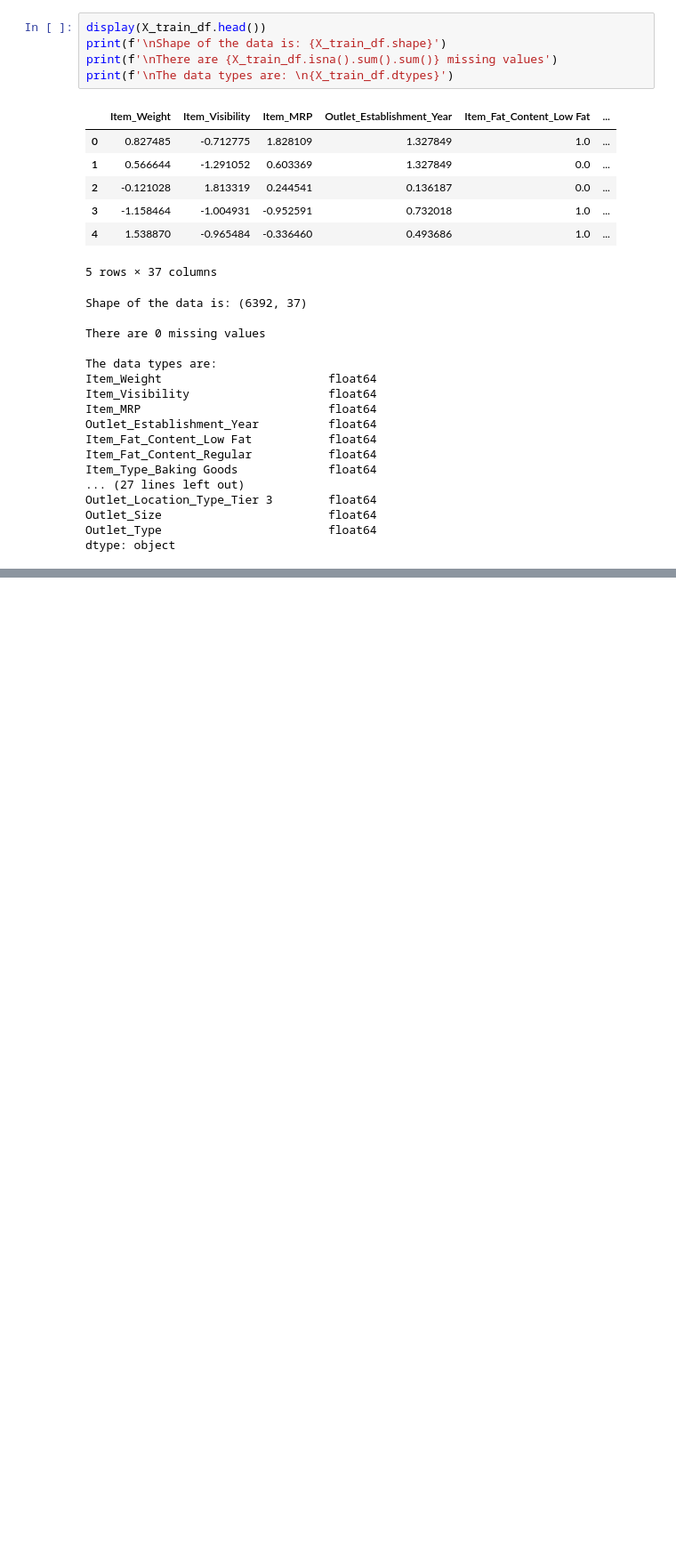
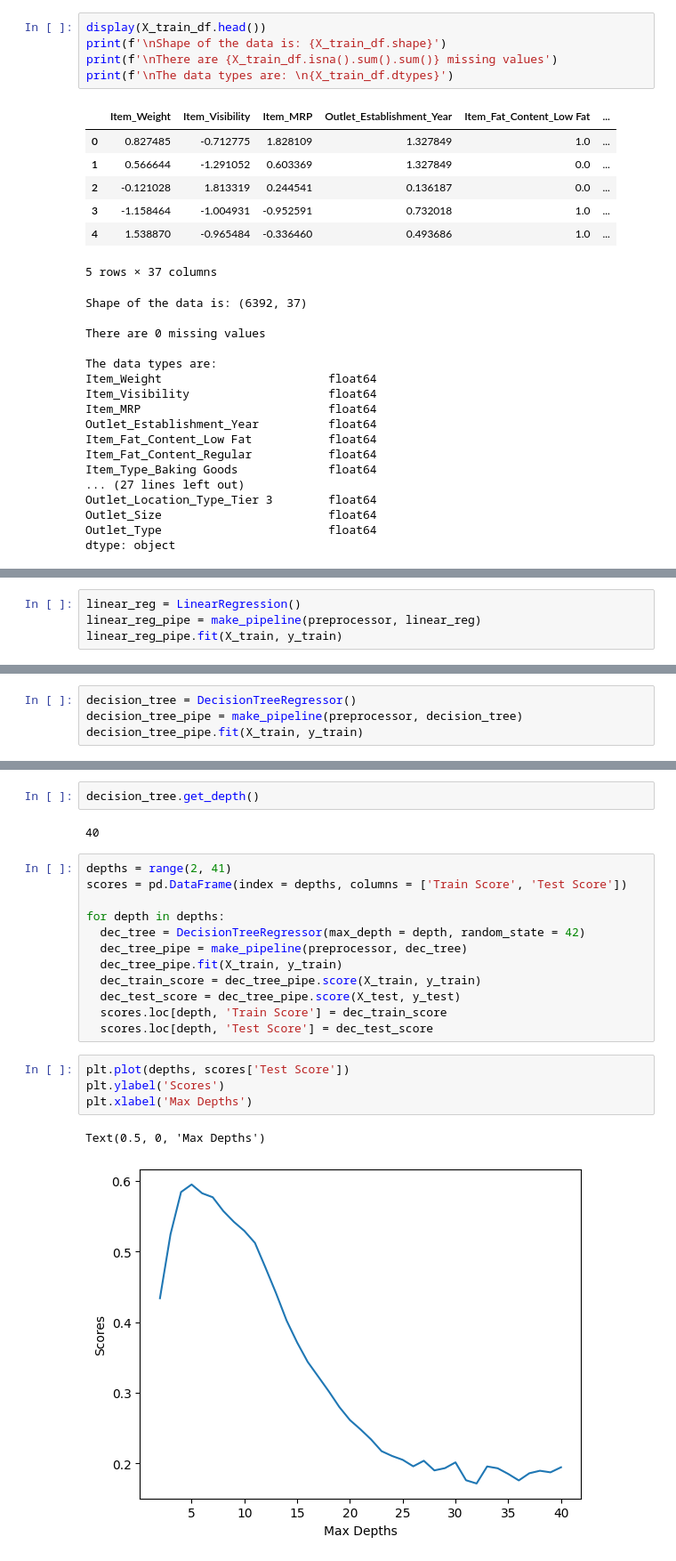
Before and after one commit to juDEcorous/Realization-of-Bargain-Depot-Sales, a Jupyter notebook: Project_Sales_Prediction.ipynb, the cells around one changed output, grey strips where cells are left out. Shown at 89% size. Cells and saved outputs as stored; diff of their text form; blank space fills up the shorter version.

```diff
--- a/Project_Sales_Prediction.ipynb
+++ b/Project_Sales_Prediction.ipynb
@@ -895,0 +939,4 @@ dtype: object
+# %%
+linear_reg = LinearRegression()
+linear_reg_pipe = make_pipeline(preprocessor, linear_reg)
+linear_reg_pipe.fit(X_train, y_train)
@@ -895,0 +983,4 @@ dtype: object
+# %%
+decision_tree = DecisionTreeRegressor()
+decision_tree_pipe = make_pipeline(preprocessor, decision_tree)
+decision_tree_pipe.fit(X_train, y_train)
@@ -895,0 +1023,23 @@ dtype: object
+# %%
+decision_tree.get_depth()
+# %% [output]
+40
+# %%
+depths = range(2, 41)
+scores = pd.DataFrame(index = depths, columns = ['Train Score', 'Test Score'])
+
+for depth in depths:
+  dec_tree = DecisionTreeRegressor(max_depth = depth, random_state = 42)
+  dec_tree_pipe = make_pipeline(preprocessor, dec_tree)
+  dec_tree_pipe.fit(X_train, y_train)
+  dec_train_score = dec_tree_pipe.score(X_train, y_train)
+  dec_test_score = dec_tree_pipe.score(X_test, y_test)
+  scores.loc[depth, 'Train Score'] = dec_train_score
+  scores.loc[depth, 'Test Score'] = dec_test_score
+# %%
+plt.plot(depths, scores['Test Score'])
+plt.ylabel('Scores')
+plt.xlabel('Max Depths')
+# %% [output]
+Text(0.5, 0, 'Max Depths')
+[figure, added]
```
Also changed, not shown: parts of 23 cells of this notebook.
